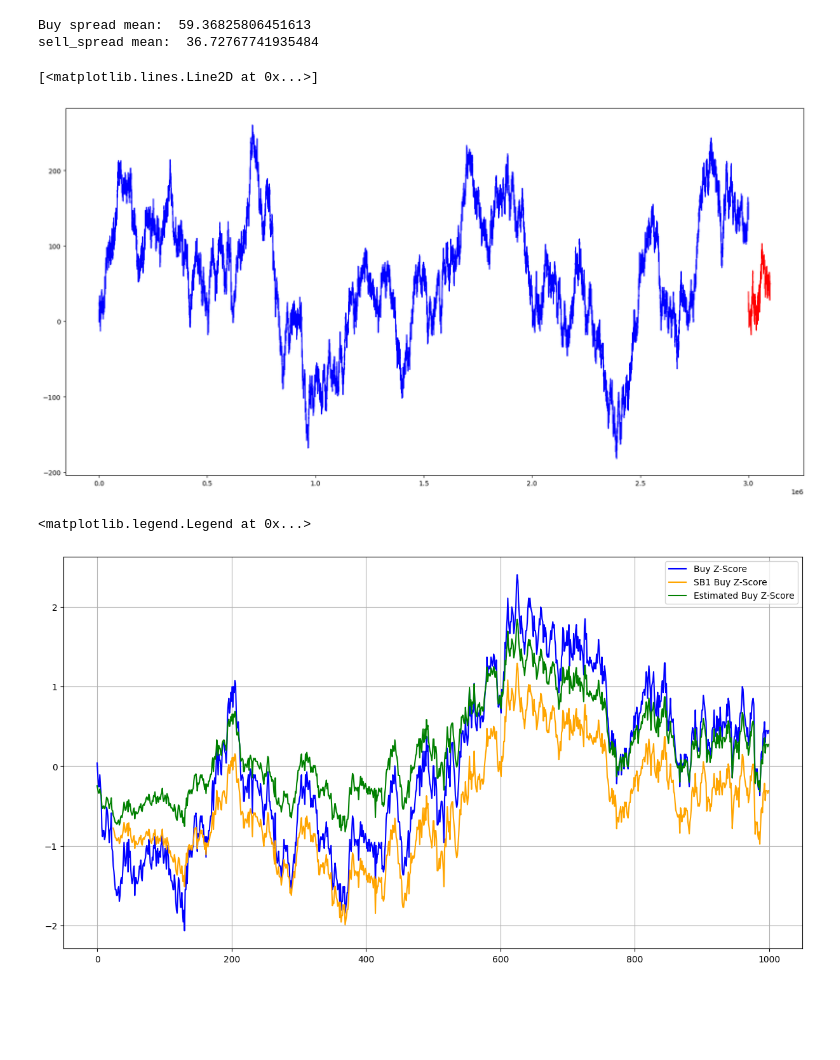
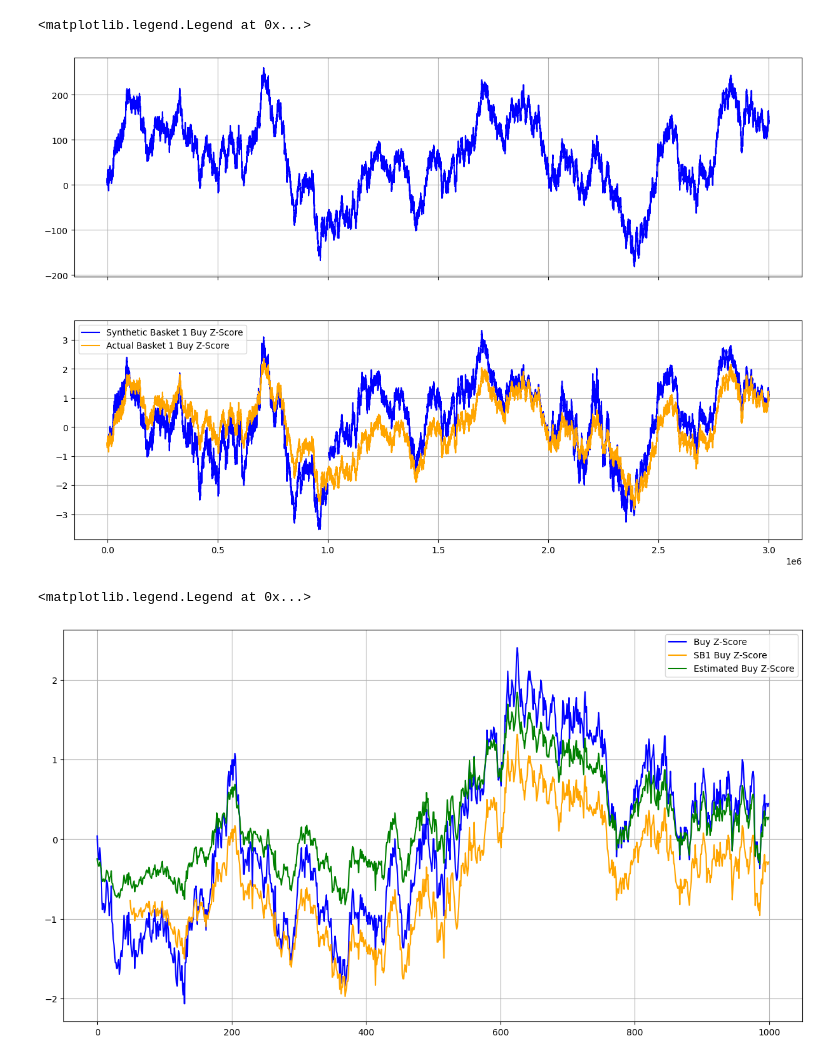
Before and after one commit to ashokolarov/prosperity3, a Jupyter notebook: development/round2/real_data.ipynb, the cells around one changed output. Cells and saved outputs as stored; diff of their text form; code cells hidden in the pictures; blank space fills up the shorter version.

```diff
--- a/development/round2/real_data.ipynb
+++ b/development/round2/real_data.ipynb
@@ -118,7 +118,7 @@ djem_bid = data["DJEMBES"]['bid_price_1']
 old_buy_spread = pb1_ask - (6 * cro_bid + 3 * jams_bid + djem_bid)
 old_sell_spread = pb1_bid - (6 * cro_ask + 3 * jams_ask + djem_ask)
 # %%
-log_file = "../../backtests/newest.log"
+log_file = "../../backtests/test.log"
 trader_data, products_data, activities, trades = process_log(log_file)
 # %%
 # Recorded data
@@ -148,22 +148,22 @@ jam_bid = jam["bid_price_1"]
 djem_ask = djem["ask_price_1"]
 djem_bid = djem["bid_price_1"]
 
-new_buy_spread = pb1_ask - (6 * cro_bid + 3 * jam_bid + djem_bid)
-new_sell_spread = pb1_bid - (6 * cro_ask + 3 * jam_ask + djem_ask)
+buy_spread = pb1_ask - (6 * cro_bid + 3 * jam_bid + djem_bid)
+sell_spread = pb1_bid - (6 * cro_ask + 3 * jam_ask + djem_ask)
-# %%
-buy_spread = np.concatenate((old_buy_spread, new_buy_spread))
-sell_spread = np.concatenate((old_sell_spread, new_sell_spread))
-
-print("Buy spread mean: ", buy_spread.mean())
-print("sell_spread mean: ", sell_spread.mean())
-# %% [output]
-Buy spread mean:  59.36825806451613
-sell_spread mean:  36.72767741935484
-# %%
-plt.figure(figsize=(20, 10))
-plt.plot(time, old_buy_spread, label="Old Buy Spread", color="blue")
-plt.plot(new_time + time.max() + 100, new_buy_spread, label="Old Sell Spread", color="red")
-# %% [output]
-[<matplotlib.lines.Line2D at 0x...>]
-[figure, removed]
+# %%
+z_score_buy = (buy_spread - buy_spread.mean()) / buy_spread.std()
+z_score_sell = (sell_spread - sell_spread.mean()) / sell_spread.std()
+# %%
+fig, axs = plt.subplots(2, 1, figsize=(15, 10), sharex=True)
+
+axs[0].plot(new_time, sb1_buy_spread, label="Synthetic Basket 1 Buy Z-Score", color="blue")
+axs[0].grid()
+
+axs[1].plot(new_time, sb1_zscore_buy, label="Synthetic Basket 1 Buy Z-Score", color="blue")
+axs[1].plot(new_time, z_score_buy, label="Actual Basket 1 Buy Z-Score", color="orange")
+axs[1].grid()
+axs[1].legend()
+# %% [output]
+<matplotlib.legend.Legend at 0x...>
+[figure, added]
 # %%
@@ -217,4 +219,4 @@ plt.grid()
 plt.legend()
 # %% [output]
 <matplotlib.legend.Legend at 0x...>
-[figure, old version]
+[figure, new version]
```
Also changed, not shown: parts of 1 cell of this notebook, 6 other files.
